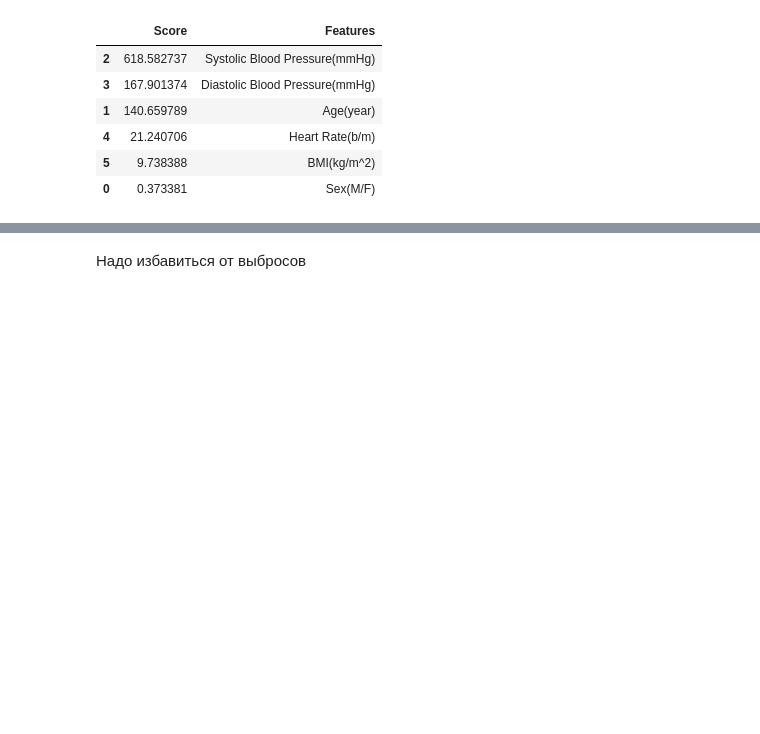
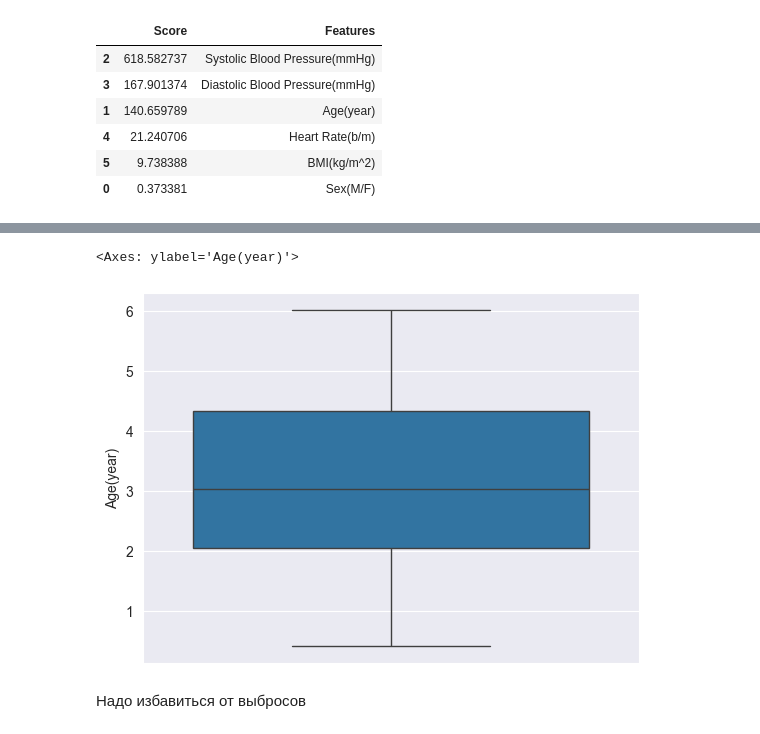
Before and after one commit to ForentDich/Pressure-Oracle, a Jupyter notebook: neural-network/EDA.ipynb, the cells around one changed output, grey strips where cells are left out. Cells and saved outputs as stored; diff of their text form; code cells hidden in the pictures; blank space fills up the shorter version.

```diff
--- a/neural-network/EDA.ipynb
+++ b/neural-network/EDA.ipynb
@@ -186,3 +201,8 @@ featuresScores
+# %%
+sns.boxplot(test)
+# %% [output]
+<Axes: ylabel='Age(year)'>
+[figure, added]
 # %% [markdown]
 Надо избавиться от выбросов
 # %%
```
Also changed, not shown: parts of 5 cells of this notebook.
